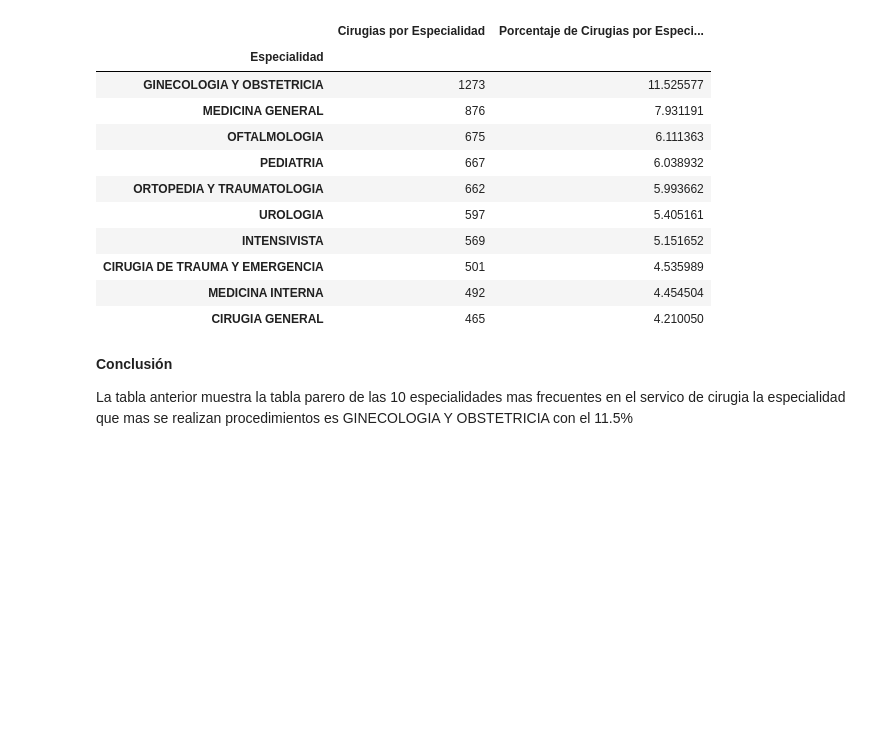
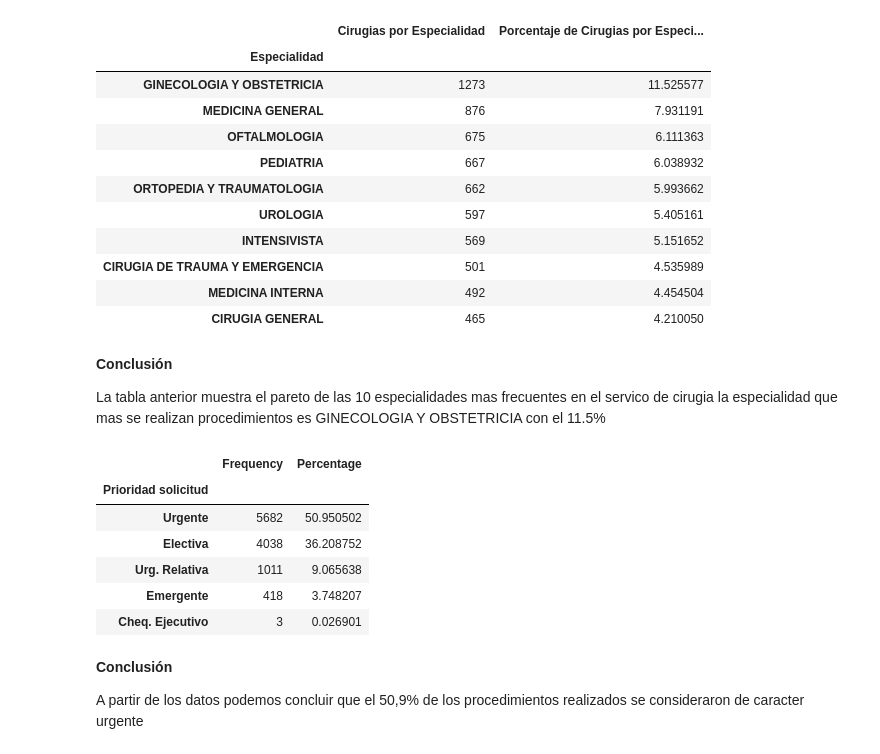
Before and after one commit to DavidD95/Clase_ADA_2024, a Jupyter notebook: Proyecto_ClaseEDA copy.ipynb, the cells around one changed output. Saved outputs shown, nothing was run; the diff lists cells and outputs as text; code cells hidden in the pictures; blank space fills up the shorter version.

```diff
--- a/Proyecto_ClaseEDA copy.ipynb
+++ b/Proyecto_ClaseEDA copy.ipynb
@@ -668,4 +668,29 @@ combined_data.head(10)
 # %% [markdown]
 **Conclusión**
 
-La tabla anterior muestra la tabla parero de las 10 especialidades mas frecuentes en el servico de cirugia la especialidad que mas se realizan procedimientos es GINECOLOGIA Y OBSTETRICIA con el 11.5%
+La tabla anterior muestra el pareto de las 10 especialidades mas frecuentes en el servico de cirugia la especialidad que mas se realizan procedimientos es GINECOLOGIA Y OBSTETRICIA con el 11.5%
+# %%
+# Calculate the frequency of each priority
+frequency_table = df2['Prioridad solicitud'].value_counts()
+
+# Calculate the percentage of each priority
+percentage_table = (frequency_table / frequency_table.sum()) * 100
+
+# Combine the two series into a single dataframe
+combined_table = pd.concat([frequency_table, percentage_table], axis=1)
+combined_table.columns = ['Frequency', 'Percentage']
+
+# Display the frequency table
+combined_table
+# %% [output]
+|  | Frequency | Percentage |
+| Prioridad solicitud |  |  |
+| Urgente | 5682 | 50.950502 |
+| Electiva | 4038 | 36.208752 |
+| Urg. Relativa | 1011 | 9.065638 |
+| Emergente | 418 | 3.748207 |
+| Cheq. Ejecutivo | 3 | 0.026901 |
+# %% [markdown]
+**Conclusión**
+
+A partir de los datos podemos concluir que el 50,9% de los procedimientos realizados se consideraron de caracter urgente
```
